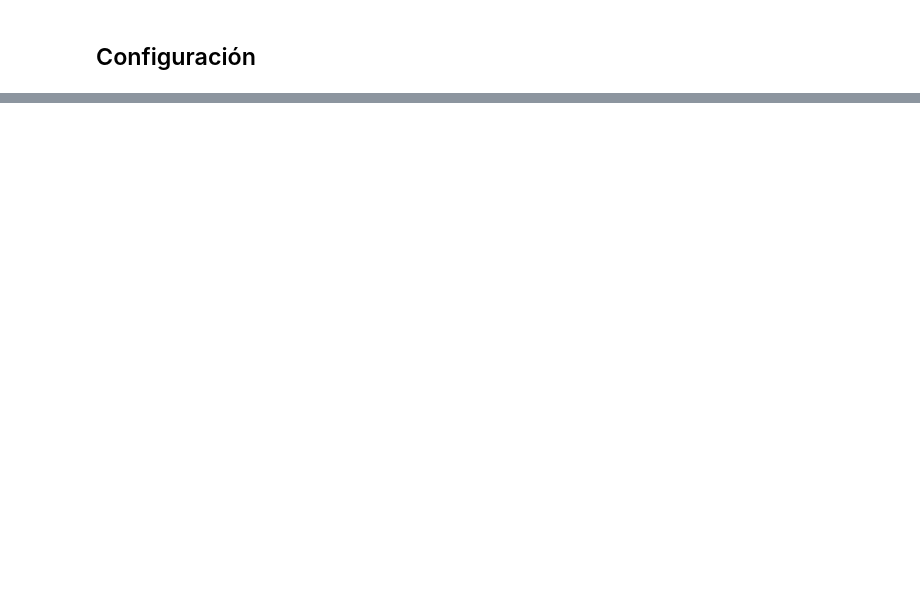
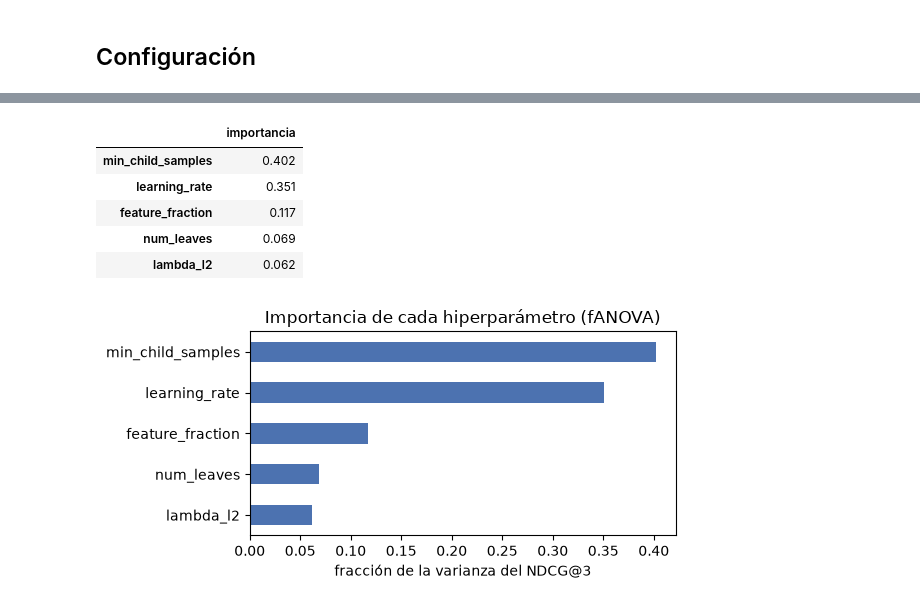
Before and after one commit to Nataliaa05/puzzle-recomendador, a Jupyter notebook: notebooks/12_lightgbm_ranker_optuna.ipynb, the cells around one changed output, grey strips where cells are left out. Drawn from its saved outputs; the diff is of its cells as text; code cells hidden in the pictures; blank space fills up the shorter version.

```diff
--- a/notebooks/12_lightgbm_ranker_optuna.ipynb
+++ b/notebooks/12_lightgbm_ranker_optuna.ipynb
@@ -41,0 +114,15 @@ _Hallazgos y decisiones que pasan al siguiente notebook._
+# %%
+imp = pd.Series(optuna.importance.get_param_importances(estudio, evaluator=optuna.importance.FanovaImportanceEvaluator(seed=SEED)))
+fig, ax = plt.subplots(figsize=(6, 3))
+imp.sort_values().plot.barh(ax=ax, color="#4C72B0")
+ax.set_title("Importancia de cada hiperparámetro (fANOVA)"); ax.set_xlabel("fracción de la varianza del NDCG@3")
+fig.tight_layout(); fig.savefig(paths.figures / "12_importancia_hiperparametros.png", dpi=150)
+imp.round(3).rename("importancia").to_frame()
+# %% [output]
+|  | importancia |
+| min_child_samples | 0.402 |
+| learning_rate | 0.351 |
+| feature_fraction | 0.117 |
+| num_leaves | 0.069 |
+| lambda_l2 | 0.062 |
+[figure, added]
```
Also changed, not shown: parts of 27 cells of this notebook.
